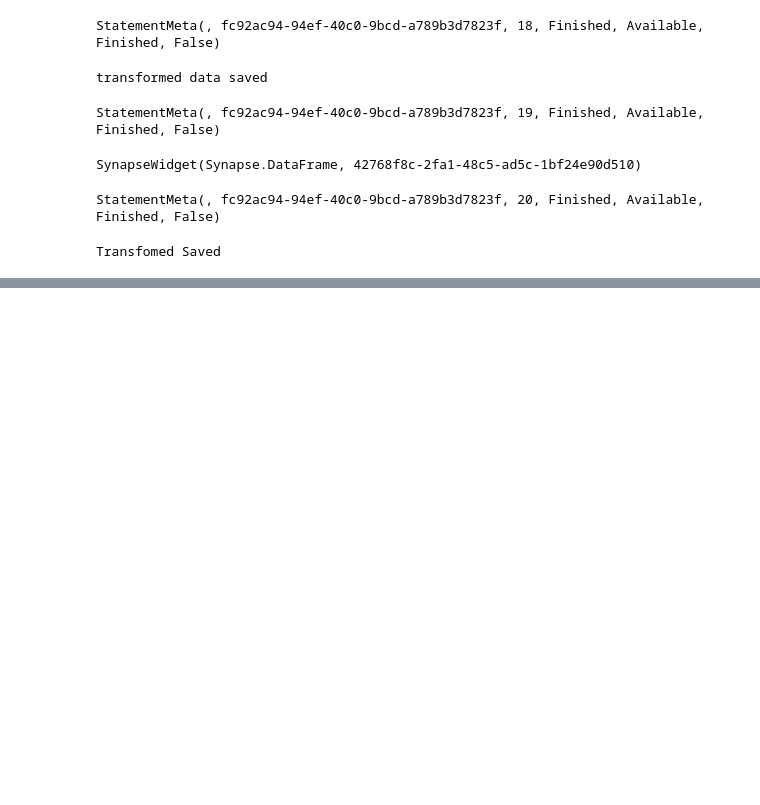
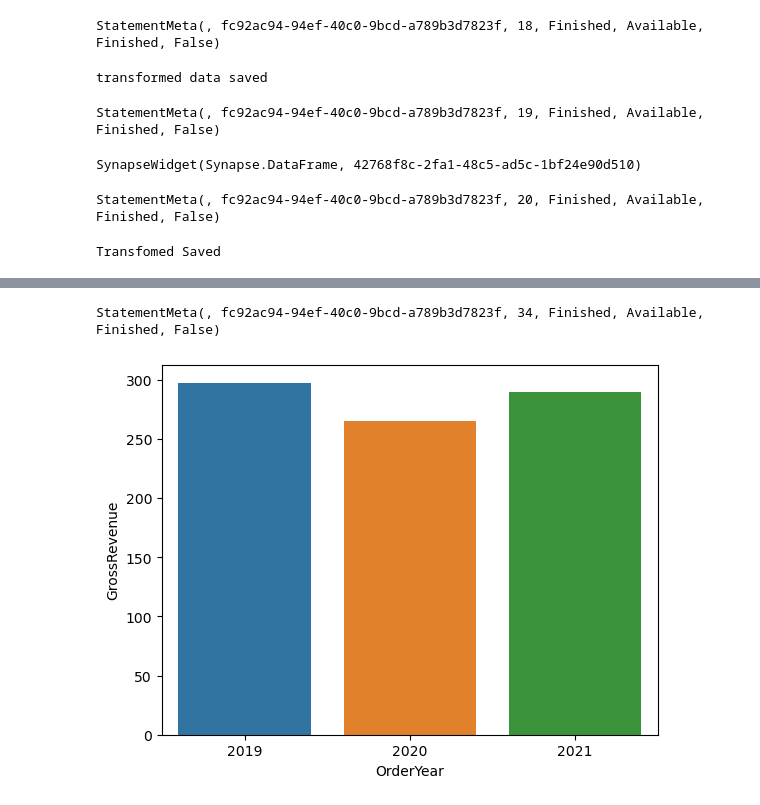
Before and after one commit to jnybrahma/Azure_Fabric_Data, a Jupyter notebook: SparkDataAnalysisNotebook.ipynb, the cells around one changed output, grey strips where cells are left out. Drawn from its saved outputs; the diff is of its cells as text; code cells hidden in the pictures; blank space fills up the shorter version.

```diff
--- a/SparkDataAnalysisNotebook.ipynb
+++ b/SparkDataAnalysisNotebook.ipynb
@@ -118,0 +239,11 @@ Transfomed Saved
+# %%
+import seaborn as sns
+
+plt.clf()
+
+ax = sns.barplot(x="OrderYear", y="GrossRevenue", data=df_sales)
+
+plt.show()
+# %% [output]
+StatementMeta(, fc92ac94-94ef-40c0-9bcd-a789b3d7823f, 34, Finished, Available, Finished, False)
+[figure, added]
```
Also changed, not shown: parts of 11 cells of this notebook.
